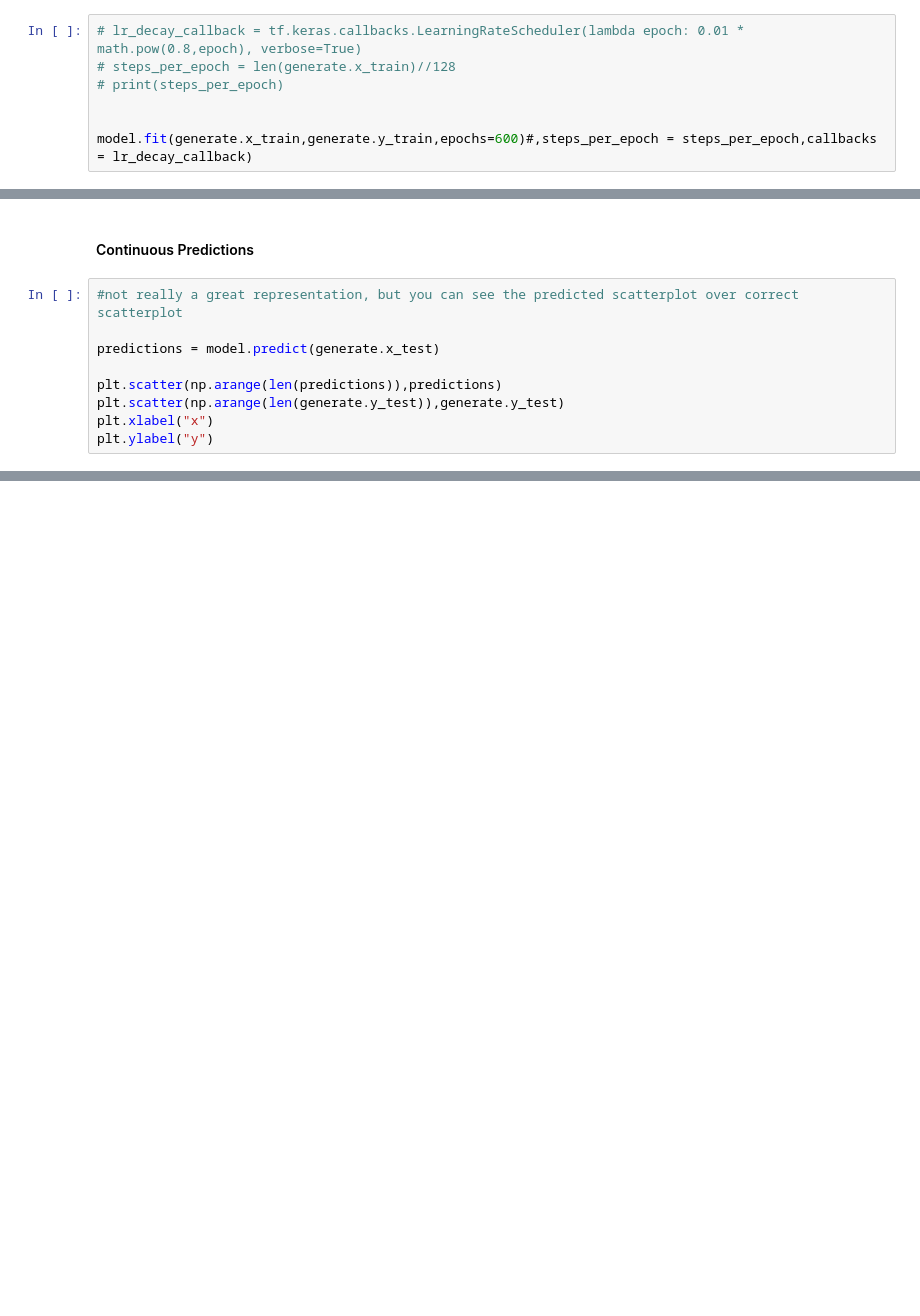
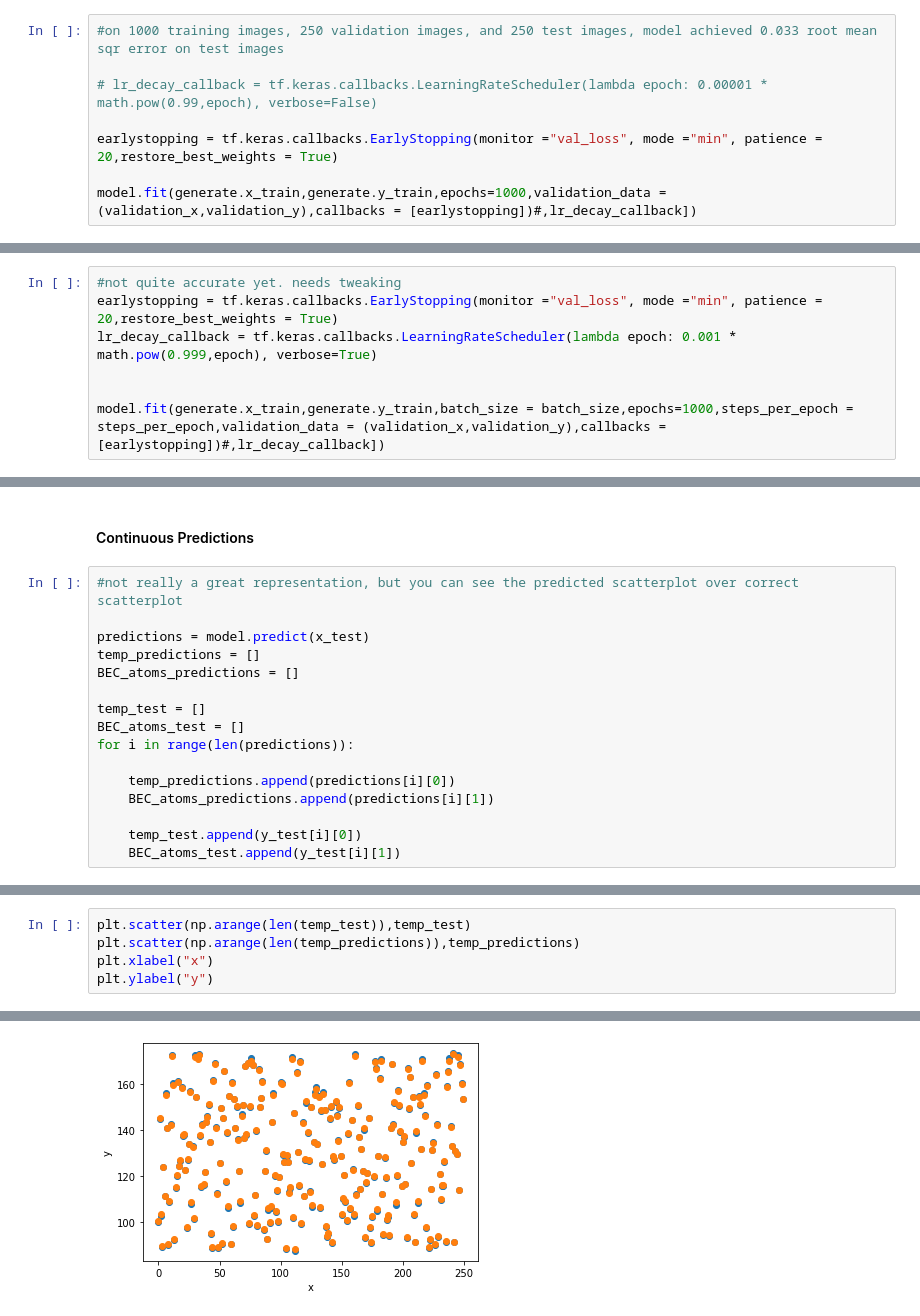
Before and after one commit to alec-gironda/Bose-Einstein-Condensate-NN, a Jupyter notebook: BEC_ThermalCloud_NN.ipynb, the cells around one changed output, grey strips where cells are left out. Cells and saved outputs as stored; diff of their text form; blank space fills up the shorter version.

```diff
--- a/BEC_ThermalCloud_NN.ipynb
+++ b/BEC_ThermalCloud_NN.ipynb
@@ -173,7 +194,8 @@ generate.x_test = generate.x_test.reshape((generate.x_test.shape[0], 100, 100, 1
 # %%
-# lr_decay_callback = tf.keras.callbacks.LearningRateScheduler(lambda epoch: 0.01 * math.pow(0.8,epoch), verbose=True)
-# steps_per_epoch = len(generate.x_train)//128
-# print(steps_per_epoch)
+#on 1000 training images, 250 validation images, and 250 test images, model achieved 0.033 root mean sqr error on test images
 
+# lr_decay_callback = tf.keras.callbacks.LearningRateScheduler(lambda epoch: 0.00001 * math.pow(0.99,epoch), verbose=False)
 
-model.fit(generate.x_train,generate.y_train,epochs=600)#,steps_per_epoch = steps_per_epoch,callbacks = lr_decay_callback)
+earlystopping = tf.keras.callbacks.EarlyStopping(monitor ="val_loss", mode ="min", patience = 20,restore_best_weights = True)
+
+model.fit(generate.x_train,generate.y_train,epochs=1000,validation_data = (validation_x,validation_y),callbacks = [earlystopping])#,lr_decay_callback])
@@ -180,3 +226,10 @@ model.fit(generate.x_train,generate.y_train,epochs=600)#,steps_per_epoch = steps
+# %%
+#not quite accurate yet. needs tweaking
+earlystopping = tf.keras.callbacks.EarlyStopping(monitor ="val_loss", mode ="min", patience = 20,restore_best_weights = True)
+lr_decay_callback = tf.keras.callbacks.LearningRateScheduler(lambda epoch: 0.001 * math.pow(0.999,epoch), verbose=True)
+
+
+model.fit(generate.x_train,generate.y_train,batch_size = batch_size,epochs=1000,steps_per_epoch = steps_per_epoch,validation_data = (validation_x,validation_y),callbacks = [earlystopping])#,lr_decay_callback])
 # %% [markdown]
 ## Evaluate Results
 # %% [markdown]
@@ -197,9 +254,16 @@ print("loss: ",val_loss,"\n","mse: ",val_mse)
 # %%
 #not really a great representation, but you can see the predicted scatterplot over correct scatterplot
 
-predictions = model.predict(generate.x_test)
+predictions = model.predict(x_test)
+temp_predictions = []
+BEC_atoms_predictions = []
 
-plt.scatter(np.arange(len(predictions)),predictions)
-plt.scatter(np.arange(len(generate.y_test)),generate.y_test)
-plt.xlabel("x")
-plt.ylabel("y")
+temp_test = []
+BEC_atoms_test = []
+for i in range(len(predictions)):
+
+    temp_predictions.append(predictions[i][0])
+    BEC_atoms_predictions.append(predictions[i][1])
+
+    temp_test.append(y_test[i][0])
+    BEC_atoms_test.append(y_test[i][1])
@@ -205,0 +274,6 @@ plt.ylabel("y")
+# %%
+plt.scatter(np.arange(len(temp_test)),temp_test)
+plt.scatter(np.arange(len(temp_predictions)),temp_predictions)
+plt.xlabel("x")
+plt.ylabel("y")
+# %% [output]
@@ -205,0 +281 @@ plt.ylabel("y")
+[figure, added]
```
Also changed, not shown: parts of 19 cells of this notebook, 4 other files.
